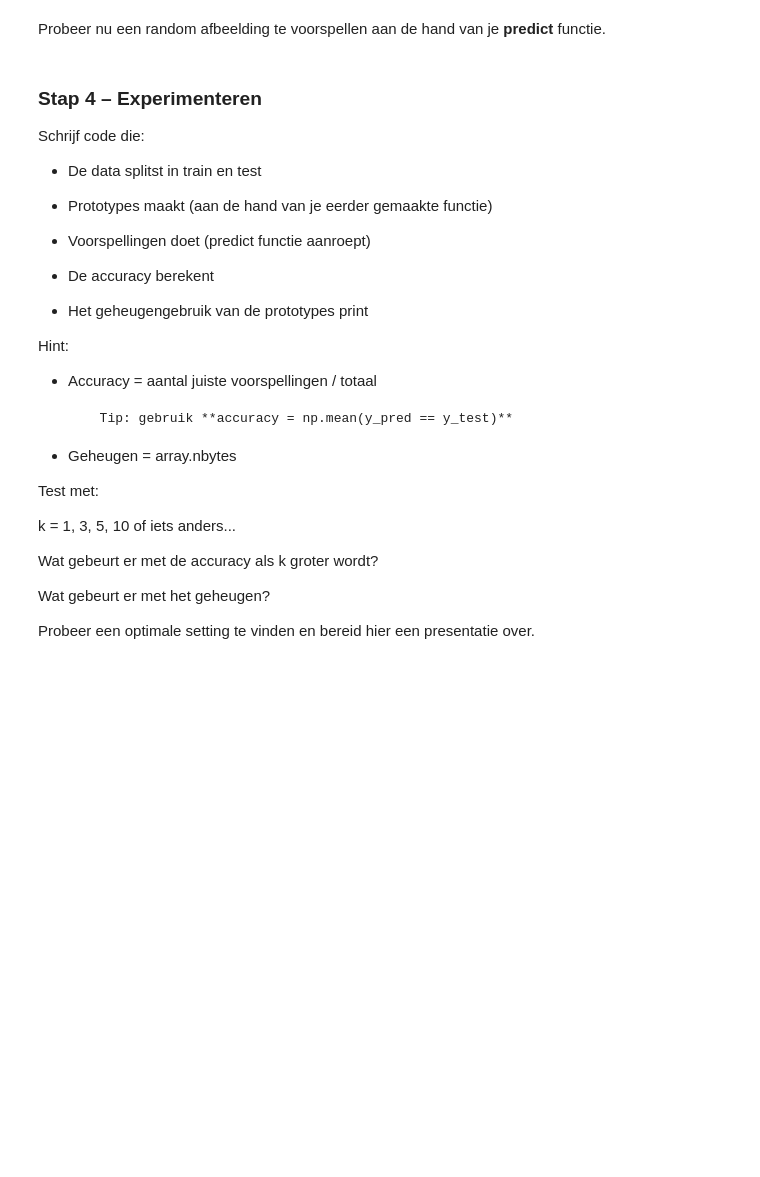
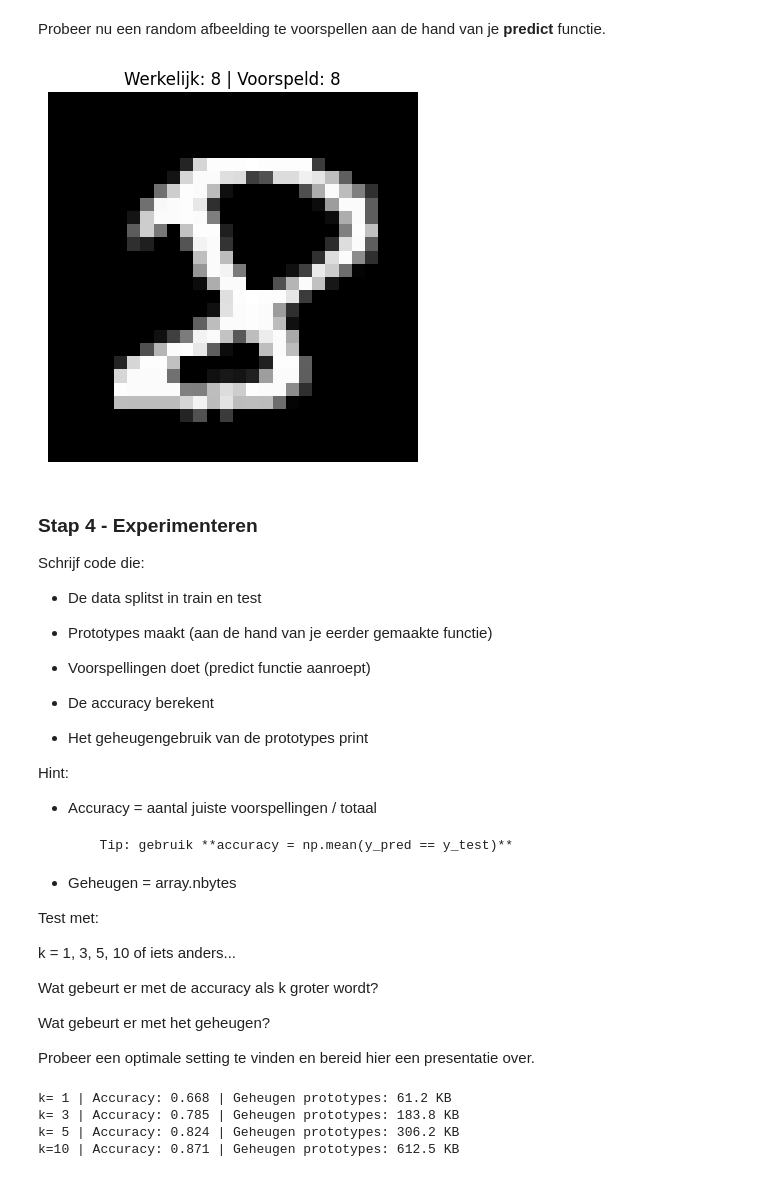
Before and after one commit to sami12127/Mini-AI-, a Jupyter notebook: Visuele-analyse-cijfers/P5_Kmeans_Clustering.ipynb, the cells around one changed output. Saved outputs shown, nothing was run; the diff lists cells and outputs as text; code cells hidden in the pictures; blank space fills up the shorter version.

```diff
--- a/Visuele-analyse-cijfers/P5_Kmeans_Clustering.ipynb
+++ b/Visuele-analyse-cijfers/P5_Kmeans_Clustering.ipynb
@@ -71 +136,4 @@ Noem de functie **get_distance(image1, image2)**. deze geeft een getal terug die
+# %%
+def get_distance(image1, image2):
+    return np.sum(np.abs(image1 - image2))
 # %% [markdown]
@@ -82,2 +149,7 @@ Wat betekent “afstand” hier?
 
 Waarom gebruiken we de kleinste afstand?
+# %%
+def predict(image, prototypes, proto_labels):
+    distances = [get_distance(image, proto) for proto in prototypes]
+    best_idx = np.argmin(distances)
+    return proto_labels[best_idx]
@@ -84,7 +164,21 @@ Waarom gebruiken we de kleinste afstand?
 # %% [markdown]
 Probeer nu een random afbeelding te voorspellen aan de hand van je **predict** functie.
+# %%
+# Kies een willekeurige afbeelding uit de testset
+random_idx = np.random.randint(10000, len(X))
+test_image = X[random_idx]
+true_label = y[random_idx]
+
+predicted_label = predict(test_image, prototypes, proto_labels)
+
+plt.imshow(test_image.reshape(28, 28), cmap='gray')
+plt.title(f'Werkelijk: {true_label} | Voorspeld: {predicted_label}')
+plt.axis('off')
+plt.show()
+# %% [output]
+[figure, added]
 # %% [markdown]
-### Stap 4 – Experimenteren
+### Stap 4 - Experimenteren
 
 Schrijf code die:
 
@@ -116,3 +210,29 @@ Wat gebeurt er met de accuracy als k groter wordt?
 Wat gebeurt er met het geheugen?
 
 Probeer een optimale setting te vinden en bereid hier een presentatie over.
+# %%
+from sklearn.model_selection import train_test_split
+
+# Data splitsen in train en test (gebruik subset voor snelheid)
+X_sub, y_sub = X[:10000], y[:10000]
+X_train, X_test, y_train, y_test = train_test_split(X_sub, y_sub, test_size=0.2, random_state=42)
+
+for k in [1, 3, 5, 10]:
+    # Prototypes maken
+    prototypes, proto_labels = make_prototype(X_train, y_train, k=k)
+
+    # Voorspellingen doen
+    y_pred = np.array([predict(img, prototypes, proto_labels) for img in X_test])
+
+    # Accuracy berekenen
+    accuracy = np.mean(y_pred == y_test)
+
+    # Geheugengebruik
+    memory = prototypes.nbytes
+
+    print(f"k={k:2d} | Accuracy: {accuracy:.3f} | Geheugen prototypes: {memory / 1024:.1f} KB")
+# %% [output]
+k= 1 | Accuracy: 0.668 | Geheugen prototypes: 61.2 KB
+k= 3 | Accuracy: 0.785 | Geheugen prototypes: 183.8 KB
+k= 5 | Accuracy: 0.824 | Geheugen prototypes: 306.2 KB
+k=10 | Accuracy: 0.871 | Geheugen prototypes: 612.5 KB
```
Also changed, not shown: parts of 10 cells of this notebook.
